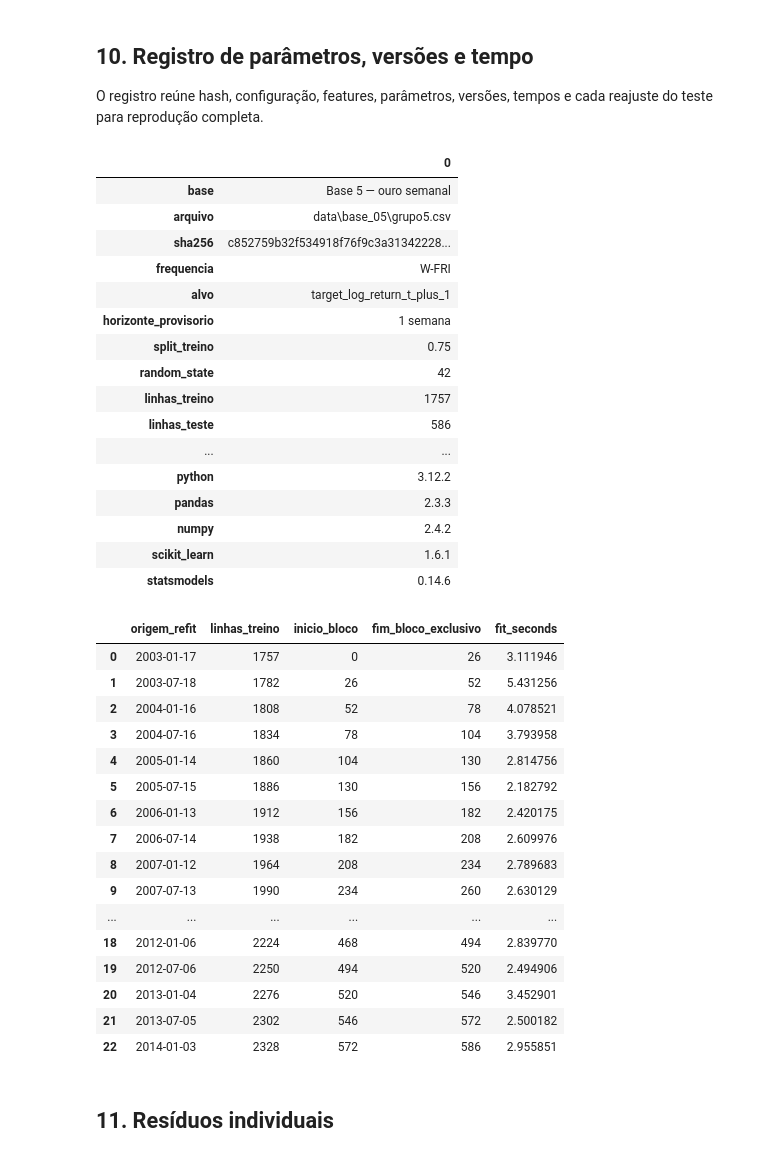
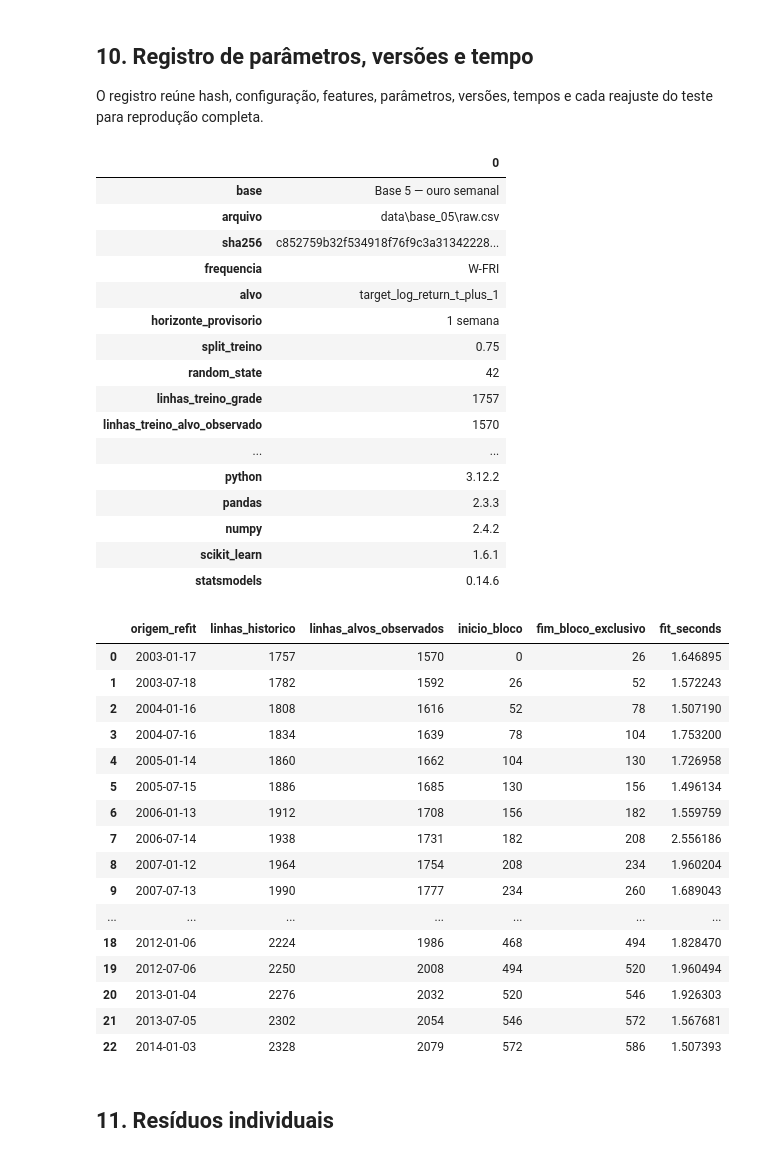
Before and after one commit to lemosriosl/TrabalhoDanielModelos, a Jupyter notebook: notebooks/base_05-grupo5_RF_retorno.ipynb, the cells around one changed output. Cells and saved outputs as stored; diff of their text form; code cells hidden in the pictures.

```diff
--- a/notebooks/base_05-grupo5_RF_retorno.ipynb
+++ b/notebooks/base_05-grupo5_RF_retorno.ipynb
@@ -5,6 +5,7 @@ from pathlib import Path
 import hashlib
 import json
 import platform
+import sys
 import time
 
 import matplotlib.pyplot as plt
@@ -23,12 +24,17 @@ from statsmodels.tsa.stattools import adfuller
 
 def find_project_root(start):
     for candidate in (start, *start.parents):
-        if (candidate / 'config' / 'projeto.yaml').is_file():
+        if (candidate / 'projeto.yaml').is_file() or (candidate / 'config' / 'projeto.yaml').is_file():
             return candidate
     raise FileNotFoundError('Execute a partir do projeto ou de uma subpasta dele.')
 
 
 ROOT = find_project_root(Path.cwd().resolve())
+SRC_PATH = ROOT / 'src'
+if str(SRC_PATH) not in sys.path:
+    sys.path.insert(0, str(SRC_PATH))
+
+from series_temporais.data.preparacao_base5 import selecionar_alvos_observados
 # %%
 PRIMITIVAS = ['DATE', 'GOLD_PRICE', 'TREASURY_10Y', 'FED_FUNDS_RATE']
 
@@ -359,18 +365,22 @@ split_index = int(len(model_df) * TRAIN_RATIO)
 first_test_origin = model_df.iloc[split_index].DATE
 train_df = model_df.iloc[:split_index].loc[lambda x: x.target_date < first_test_origin].reset_index(drop=True)
 test_df = model_df.iloc[split_index:].reset_index(drop=True)
-X_train, y_train = train_df[feature_columns], train_df[TARGET]
+training_df = selecionar_alvos_observados(train_df)
+X_train, y_train = training_df[feature_columns], training_df[TARGET]
 X_test, y_test = test_df[feature_columns], test_df[TARGET]
 assert train_df.target_date.max() < test_df.DATE.min()
 assert not set(derived_source_columns).intersection(feature_columns)
+assert 'target_has_new_quote' not in feature_columns
+assert training_df.target_has_new_quote.eq(1).all()
 
 def adf_row(name, series):
     result = adfuller(series.dropna(), autolag='AIC')
     return {'serie': name, 'estatistica': result[0], 'p_valor': result[1], 'lags': result[2]}
 display(pd.DataFrame({
-    'recorte': ['treino', 'teste'], 'linhas': [len(train_df), len(test_df)],
-    'inicio_origem': [train_df.DATE.min(), test_df.DATE.min()],
-    'fim_origem': [train_df.DATE.max(), test_df.DATE.max()],
+    'recorte': ['treino — grade completa', 'treino — alvos observados', 'teste'],
+    'linhas': [len(train_df), len(training_df), len(test_df)],
+    'inicio_origem': [train_df.DATE.min(), training_df.DATE.min(), test_df.DATE.min()],
+    'fim_origem': [train_df.DATE.max(), training_df.DATE.max(), test_df.DATE.max()],
 }))
 display(pd.DataFrame([
     adf_row('log do preço semanal — treino', train_df.log_price_t),
@@ -408,7 +419,7 @@ candidates = [
     {'n_estimators': 250, 'max_depth': 6, 'min_samples_split': 10, 'min_samples_leaf': 3, 'max_features': .7},
     {'n_estimators': 250, 'max_depth': 12, 'min_samples_split': 5, 'min_samples_leaf': 2, 'max_features': .7},
 ]
-cv_splits = purged_time_series_splits(train_df.DATE, train_df.target_date, n_splits=3)
+cv_splits = purged_time_series_splits(training_df.DATE, training_df.target_date, n_splits=3)
 search_rows = []
 search_start = time.perf_counter()
 for candidate_id, params in enumerate(candidates, start=1):
@@ -465,7 +476,8 @@ for block_start in range(0, len(test_df), REFIT_EVERY):
     block_end = min(block_start + REFIT_EVERY, len(test_df))
     current_origin = test_df.iloc[block_start].DATE
     known_test = test_df.target_date < current_origin
-    history = pd.concat([train_df, test_df.loc[known_test]], ignore_index=True)
+    history_all = pd.concat([train_df, test_df.loc[known_test]], ignore_index=True)
+    history = selecionar_alvos_observados(history_all)
     model = RandomForestRegressor(**best_params, random_state=RANDOM_STATE, n_jobs=-1)
     fit_start = time.perf_counter()
     model.fit(history[feature_columns], history[TARGET])
@@ -474,7 +486,8 @@ for block_start in range(0, len(test_df), REFIT_EVERY):
     training_cutoff = history.target_date.max()
     training_cutoffs.extend([training_cutoff] * (block_end - block_start))
     fit_rows.append({
-        'origem_refit': current_origin, 'linhas_treino': len(history),
+        'origem_refit': current_origin, 'linhas_historico': len(history_all),
+        'linhas_alvos_observados': len(history),
         'inicio_bloco': block_start, 'fim_bloco_exclusivo': block_end,
         'fit_seconds': time.perf_counter() - fit_start,
     })
@@ -607,54 +625,55 @@ experiment_record = pd.DataFrame([{
     'sha256': file_hash, 'frequencia': WEEKLY_RULE,
     'alvo': TARGET, 'horizonte_provisorio': '1 semana',
     'split_treino': TRAIN_RATIO, 'random_state': RANDOM_STATE,
-    'linhas_treino': len(train_df), 'linhas_teste': len(test_df),
+    'linhas_treino_grade': len(train_df), 'linhas_treino_alvo_observado': len(training_df),
+    'linhas_teste': len(test_df), 'linhas_teste_alvo_observado': int(test_df.target_has_new_quote.sum()),
     'origem_teste_inicial': test_df.DATE.min(), 'origem_teste_final': test_df.DATE.max(),
     'numero_features': len(feature_columns),
     'features': json.dumps(feature_columns, ensure_ascii=False),
     'candidatos_tuning': len(candidates), 'dobras_validacao': len(cv_splits),
     'melhores_parametros': json.dumps(best_params, ensure_ascii=False),
     'tempo_busca_s': search_seconds, 'tempo_walk_forward_s': evaluation_seconds,
     'numero_refits_teste': len(fit_log), 'python': platform.python_version(),
     'pandas': pd.__version__, 'numpy': np.__version__,
     'scikit_learn': sklearn.__version__, 'statsmodels': statsmodels.__version__,
 }])
 display(experiment_record.T)
 display(fit_log)
 # %% [output]
 |  | 0 |
 | base | Base 5 — ouro semanal |
-| arquivo | data\base_05\grupo5.csv |
+| arquivo | data\base_05\raw.csv |
 | sha256 | c852759b32f534918f76f9c3a31342228... |
 | frequencia | W-FRI |
 | alvo | target_log_return_t_plus_1 |
 | horizonte_provisorio | 1 semana |
 | split_treino | 0.75 |
 | random_state | 42 |
-| linhas_treino | 1757 |
-| linhas_teste | 586 |
+| linhas_treino_grade | 1757 |
+| linhas_treino_alvo_observado | 1570 |
 | ... | ... |
 | python | 3.12.2 |
 | pandas | 2.3.3 |
 | numpy | 2.4.2 |
 | scikit_learn | 1.6.1 |
 | statsmodels | 0.14.6 |
-|  | origem_refit | linhas_treino | inicio_bloco | fim_bloco_exclusivo | fit_seconds |
-| 0 | 2003-01-17 | 1757 | 0 | 26 | 3.111946 |
-| 1 | 2003-07-18 | 1782 | 26 | 52 | 5.431256 |
-| 2 | 2004-01-16 | 1808 | 52 | 78 | 4.078521 |
-| 3 | 2004-07-16 | 1834 | 78 | 104 | 3.793958 |
-| 4 | 2005-01-14 | 1860 | 104 | 130 | 2.814756 |
-| 5 | 2005-07-15 | 1886 | 130 | 156 | 2.182792 |
-| 6 | 2006-01-13 | 1912 | 156 | 182 | 2.420175 |
-| 7 | 2006-07-14 | 1938 | 182 | 208 | 2.609976 |
-| 8 | 2007-01-12 | 1964 | 208 | 234 | 2.789683 |
-| 9 | 2007-07-13 | 1990 | 234 | 260 | 2.630129 |
-| ... | ... | ... | ... | ... | ... |
-| 18 | 2012-01-06 | 2224 | 468 | 494 | 2.839770 |
-| 19 | 2012-07-06 | 2250 | 494 | 520 | 2.494906 |
-| 20 | 2013-01-04 | 2276 | 520 | 546 | 3.452901 |
-| 21 | 2013-07-05 | 2302 | 546 | 572 | 2.500182 |
-| 22 | 2014-01-03 | 2328 | 572 | 586 | 2.955851 |
+|  | origem_refit | linhas_historico | linhas_alvos_observados | inicio_bloco | fim_bloco_exclusivo | fit_seconds |
+| 0 | 2003-01-17 | 1757 | 1570 | 0 | 26 | 1.646895 |
+| 1 | 2003-07-18 | 1782 | 1592 | 26 | 52 | 1.572243 |
+| 2 | 2004-01-16 | 1808 | 1616 | 52 | 78 | 1.507190 |
+| 3 | 2004-07-16 | 1834 | 1639 | 78 | 104 | 1.753200 |
+| 4 | 2005-01-14 | 1860 | 1662 | 104 | 130 | 1.726958 |
+| 5 | 2005-07-15 | 1886 | 1685 | 130 | 156 | 1.496134 |
+| 6 | 2006-01-13 | 1912 | 1708 | 156 | 182 | 1.559759 |
+| 7 | 2006-07-14 | 1938 | 1731 | 182 | 208 | 2.556186 |
+| 8 | 2007-01-12 | 1964 | 1754 | 208 | 234 | 1.960204 |
+| 9 | 2007-07-13 | 1990 | 1777 | 234 | 260 | 1.689043 |
+| ... | ... | ... | ... | ... | ... | ... |
+| 18 | 2012-01-06 | 2224 | 1986 | 468 | 494 | 1.828470 |
+| 19 | 2012-07-06 | 2250 | 2008 | 494 | 520 | 1.960494 |
+| 20 | 2013-01-04 | 2276 | 2032 | 520 | 546 | 1.926303 |
+| 21 | 2013-07-05 | 2302 | 2054 | 546 | 572 | 1.567681 |
+| 22 | 2014-01-03 | 2328 | 2079 | 572 | 586 | 1.507393 |
 # %% [markdown]
 ## 11. Resíduos individuais
 # %%
```
Also changed, not shown: parts of 11 cells of this notebook, 4 other files.
